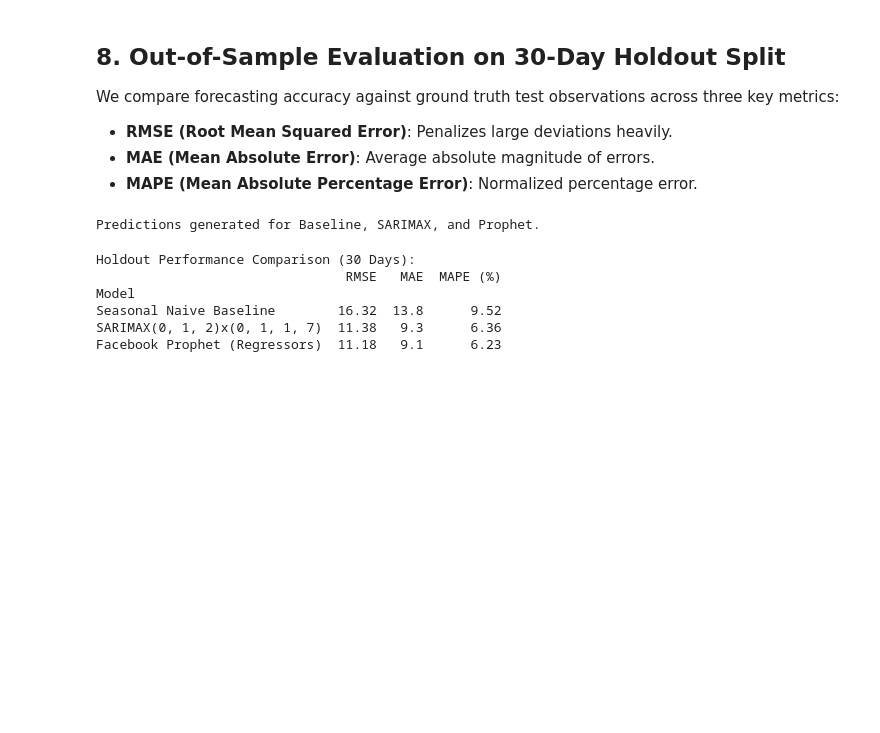
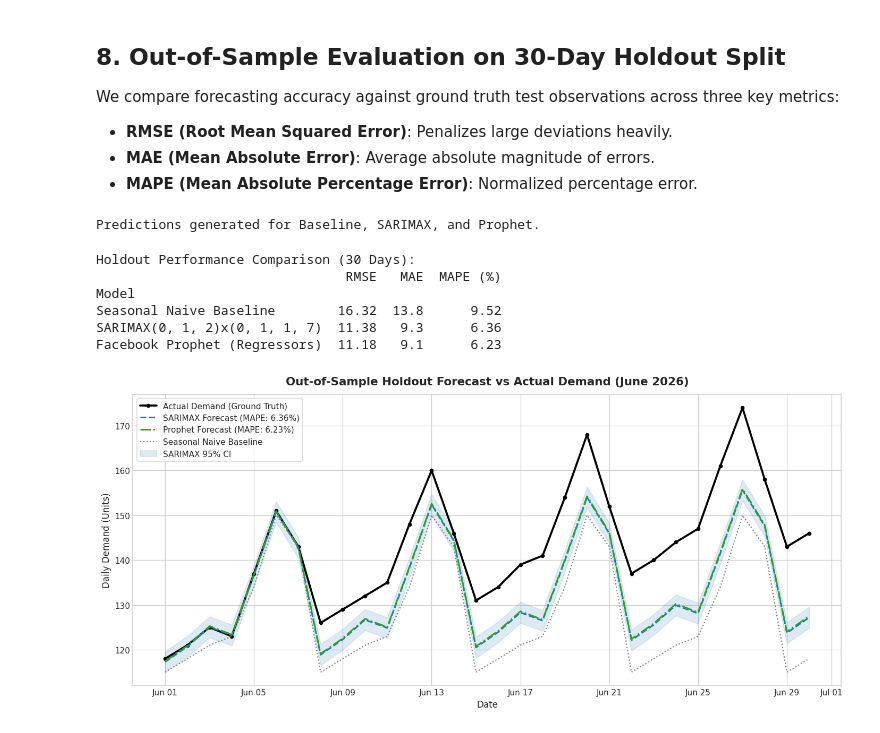
Before and after one commit to amitsinghbhadouriya/Data-science-with-python-and-R-intern-tasks, a Jupyter notebook: time_series_forecasting_task/Time_Series_Forecasting_ARIMA_Prophet.ipynb, the cells around one changed output. Drawn from its saved outputs; the diff is of its cells as text; code cells hidden in the pictures; blank space fills up the shorter version.

Commit message:
feat(forecasting): visualize holdout actuals versus model forecasts across 30 days

```diff
--- a/time_series_forecasting_task/Time_Series_Forecasting_ARIMA_Prophet.ipynb
+++ b/time_series_forecasting_task/Time_Series_Forecasting_ARIMA_Prophet.ipynb
@@ -429,3 +429,21 @@ Model
 Seasonal Naive Baseline        16.32  13.8      9.52
 SARIMAX(0, 1, 2)x(0, 1, 1, 7)  11.38   9.3      6.36
 Facebook Prophet (Regressors)  11.18   9.1      6.23
+# %%
+fig, ax = plt.subplots(figsize=(13, 6))
+ax.plot(test_df.index, y_true, label='Actual Demand (Ground Truth)', color='black', lw=2.5, marker='o', markersize=4)
+ax.plot(test_df.index, sarimax_pred_mean, label=f'SARIMAX Forecast (MAPE: {metrics_df.loc[metrics_df.index[1], "MAPE (%)"]}%)', color='#1f77b4', lw=2, linestyle='--')
+ax.plot(test_df.index, prophet_pred_mean, label=f'Prophet Forecast (MAPE: {metrics_df.loc["Facebook Prophet (Regressors)", "MAPE (%)"]}%)', color='#2ca02c', lw=2, linestyle='-.')
+ax.plot(test_df.index, baseline_preds, label='Seasonal Naive Baseline', color='#7f7f7f', lw=1.5, linestyle=':')
+
+ax.fill_between(test_df.index, sarimax_ci.iloc[:, 0], sarimax_ci.iloc[:, 1], color='#1f77b4', alpha=0.15, label='SARIMAX 95% CI')
+
+ax.set_title('Out-of-Sample Holdout Forecast vs Actual Demand (June 2026)', fontsize=14, fontweight='bold', pad=12)
+ax.set_xlabel('Date', fontsize=11)
+ax.set_ylabel('Daily Demand (Units)', fontsize=11)
+ax.xaxis.set_major_formatter(mdates.DateFormatter('%b %d'))
+ax.legend(loc='upper left', frameon=True)
+plt.tight_layout()
+plt.show()
+# %% [output]
+[figure, added]
```
